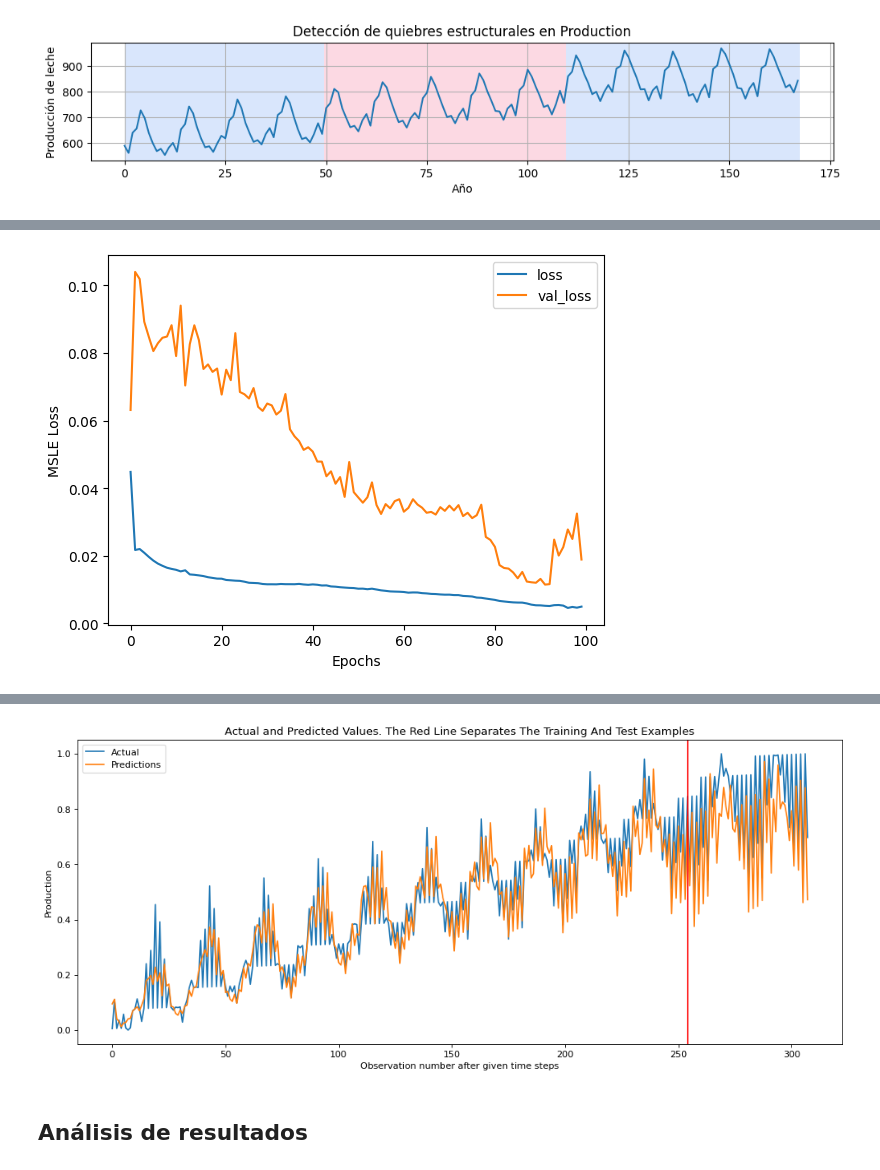
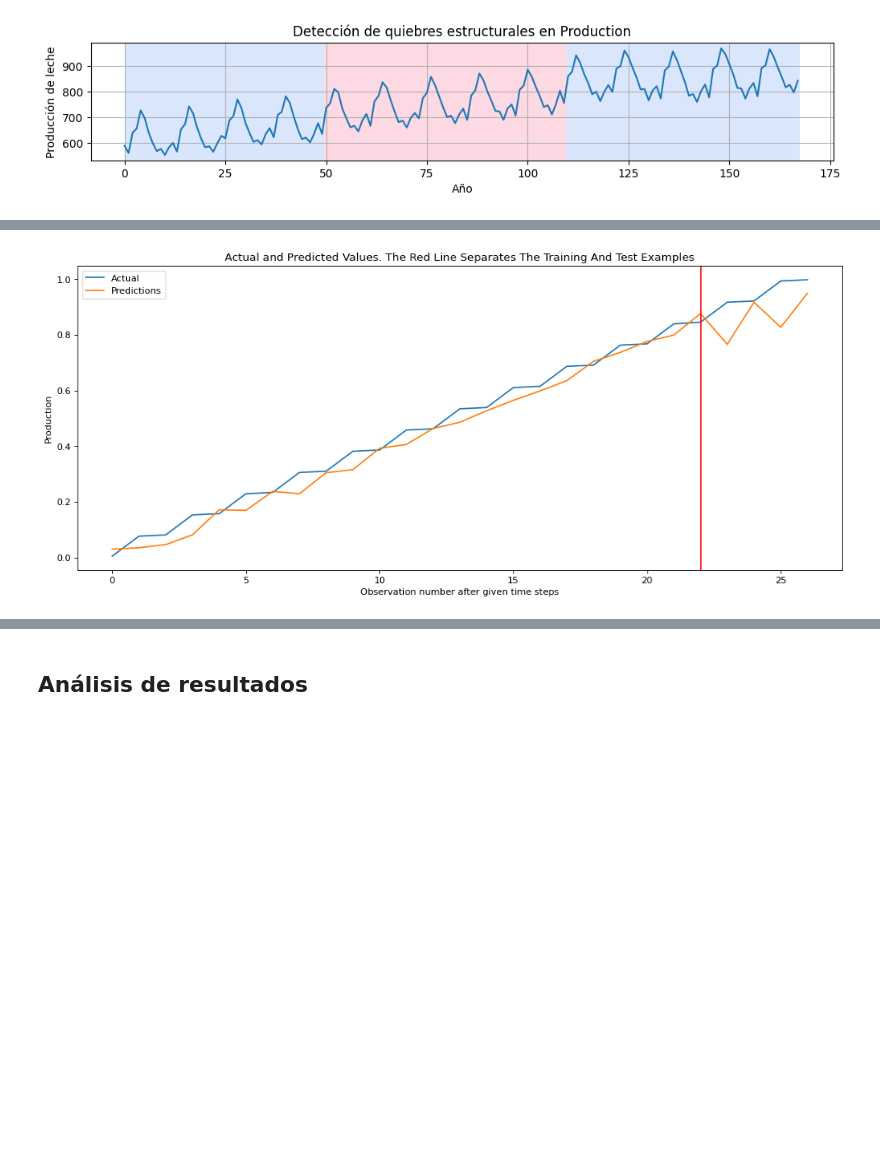
Before and after one commit to principioincertidumbre/Tarea3_MLA, a Jupyter notebook: Tarea_3_MLA.ipynb, the cells around one changed output, grey strips where cells are left out. Cells and saved outputs as stored; diff of their text form; code cells hidden in the pictures; blank space fills up the shorter version.

```diff
--- a/Tarea_3_MLA.ipynb
+++ b/Tarea_3_MLA.ipynb
@@ -433,22 +433,12 @@ def get_train_test(split_percent=0.8):
     return train_data, test_data, data
 
 # Prepare the input X and target Y
-#def get_XY(dat, time_steps):
-#    Y_ind = np.arange(time_steps, len(dat), time_steps)
-#    Y = dat[Y_ind]
-#    rows_x = len(Y)
-#    X = dat[range(time_steps*rows_x)]
-#    X = np.reshape(X, (rows_x, time_steps, 1))
-#    return X, Y
-
-def get_XY(data, input_steps, forecast_steps):
-
-    X, Y = [], []
-    for i in range(len(data) - input_steps - forecast_steps + 1):
-        X.append(data[i:i+input_steps]) # input_steps hacia el pasado
-        Y.append(data[i+input_steps+forecast_steps-1])  # Valor 3 meses adelante
-    X = np.array(X).reshape(-1, input_steps, 1)
-    Y = np.array(Y)
+def get_XY(dat, time_steps):
+    Y_ind = np.arange(time_steps, len(dat), time_steps)
+    Y = dat[Y_ind]
+    rows_x = len(Y)
+    X = dat[range(time_steps*rows_x)]
+    X = np.reshape(X, (rows_x, time_steps, 1))
     return X, Y
 
 def print_error(trainY, testY, train_predict, test_predict):
@@ -474,10 +464,9 @@ def plot_result(trainY, testY, train_predict, test_predict):
     plt.title('Actual and Predicted Values. The Red Line Separates The Training And Test Examples')
 # %%
 time_steps = 12
-forecast_steps = 3
 train_data, test_data, data = get_train_test()
-trainX, trainY = get_XY(train_data, time_steps, forecast_steps)
-testX, testY = get_XY(test_data, time_steps, forecast_steps)
+trainX, trainY = get_XY(train_data, time_steps)
+testX, testY = get_XY(test_data, time_steps)
 
 # Create model and train
 model = Sequential()
@@ -486,16 +475,7 @@ model.add(LSTM(200, activation='relu', return_sequences=True))
 model.add(LSTM(200, activation='relu'))
 model.add(Dense(1))
 model.compile(optimizer='adam', loss='mse')
-history = model.fit(trainX, trainY,
-                    validation_data=(testX, testY),
-                    epochs=100, batch_size=4, verbose=2)
-
-plt.plot(history.history['loss'])
-plt.plot(history.history['val_loss'])
-plt.xlabel('Epochs')
-plt.ylabel('MSLE Loss')
-plt.legend(['loss', 'val_loss'])
-plt.show()
+model.fit(trainX, trainY, epochs=30, batch_size=1, verbose=2)
 
 # make predictions
 train_predict = model.predict(trainX)
@@ -527 +507 @@ Epoch 100/100
-[figure, old version]
+[figure, new version]
@@ -532,4 +508,3 @@ Test RMSE: 0.137 RMSE
-[figure, removed]
 # %% [markdown]
 ## Análisis de resultados
 # %% [markdown]
```
Also changed, not shown: parts of 13 cells of this notebook.
